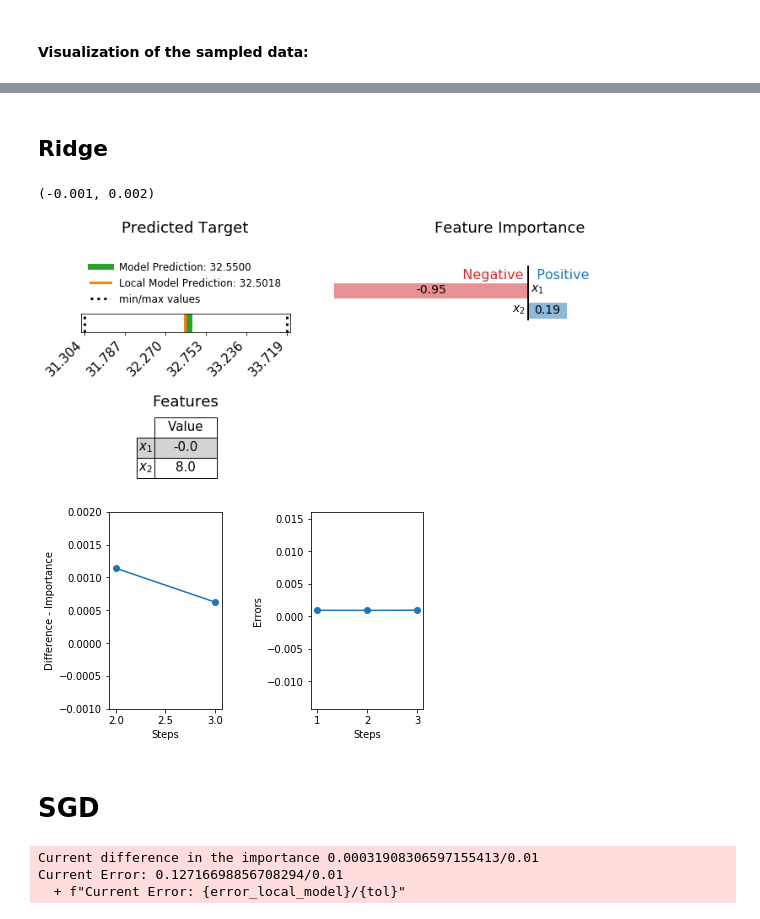
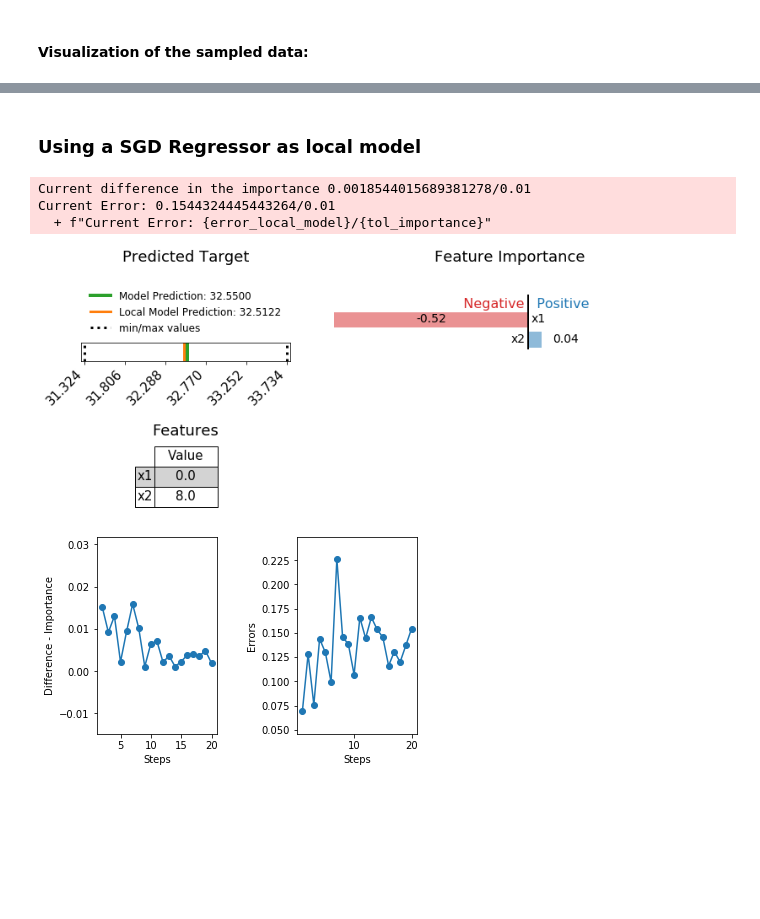
Before and after one commit to tiagobotari/melime, a Jupyter notebook: m-lime/experiments/ex_lime_tabular_regression_kde_spiral.ipynb, the cells around one changed output, grey strips where cells are left out. Cells and saved outputs as stored; diff of their text form; code cells hidden in the pictures; blank space fills up the shorter version.

```diff
--- a/m-lime/experiments/ex_lime_tabular_regression_kde_spiral.ipynb
+++ b/m-lime/experiments/ex_lime_tabular_regression_kde_spiral.ipynb
@@ -57,3 +50,10 @@ model = pickle.load(open(filename, 'rb'))
+# %%
+filename = 'mlp_model_spiral.bin'
+if os.path.exists(filename):
+    model = pickle.load(open(filename, 'rb'))
+else:
+    model.fit(x_train, y_train)
+    pickle.dump(model, open(filename, 'wb'))
 # %%
 print('R2: ', metrics.r2_score(y_test, model.predict(x_test)))
 print('MSE: ', metrics.mean_squared_error(y_test, model.predict(x_test)))
@@ -75,4 +74,4 @@ For the point x<sup>1</sup>, the target value (the length of the spiral) will lo
 # %%
-x_explain = np.array([-0.0, 8.0])
+x_explain = np.array([[0.0, 8.0]])
 # %%
 fig, ax = data.plot()
@@ -156,0 +133,2 @@ The Prediction_local and Right have a good agreement, increasing the user trust
+# %%
+generator = KDEGen(verbose=True).fit(x_train)
@@ -216,2 +204,0 @@ fig, axs = ExplainGraph.plot_errors(explanation)
-# %% [markdown]
-## Ridge
@@ -220,16 +205,28 @@ explanation, cov_fav_examples = explainer_linear(x_explain, 'Ridge')
+# %% [markdown]
+### Using a SGD Regressor as local model
+# %%
+explainer = Explainer(
+    model_predict=model.predict,
+    generator=generator,
+    local_model='SGD',
+    feature_names=data.feature_names
+)
+explanation, counterfactual_examples = explainer.explain_instance(
+    x_explain=x_explain.reshape(1, -1),
+    r=1.0,
+    n_samples=500,
+    tol_importance=0.01,
+    local_mini_batch_max=20,
+    scale_data=True,
+    weight_kernel='gaussian'
+)
+# %% [output]
+Current difference in the importance 0.0018544015689381278/0.01
+Current Error: 0.1544324445443264/0.01
+  + f"Current Error: {error_local_model}/{tol_importance}"
 # %%
 fig, axs = ExplainGraph.plot(explanation.explain())
 fig, axs = ExplainGraph.plot_errors(explanation)
-axs[0].set_ylim([-0.001, 0.002])
 # %% [output]
-(-0.001, 0.002)
-[figure, old version]
+[figure, new version]
-[figure, old version]
+[figure, new version]
-# %% [markdown]
-# SGD
-# %%
-explanation, cov_fav_examples= explainer_linear(x_explain, 'SGD', scale_data=True, tol=0.01)
-# %% [output]
-Current difference in the importance 0.00031908306597155413/0.01
-Current Error: 0.12716698856708294/0.01
-  + f"Current Error: {error_local_model}/{tol}"
```
Also changed, not shown: parts of 40 cells of this notebook, 3 other files.
